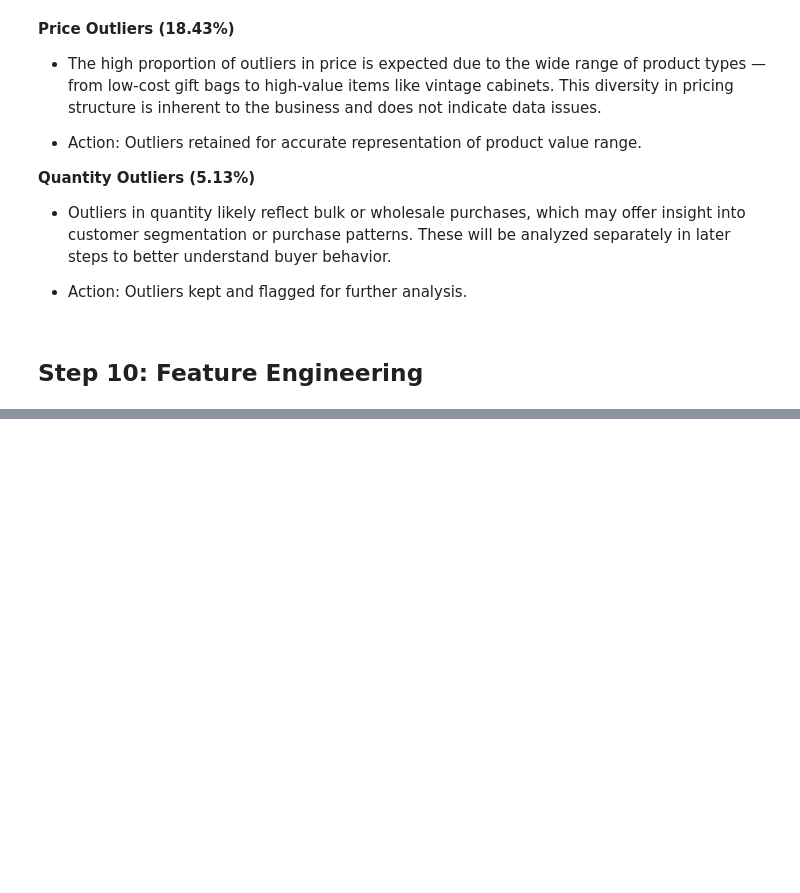
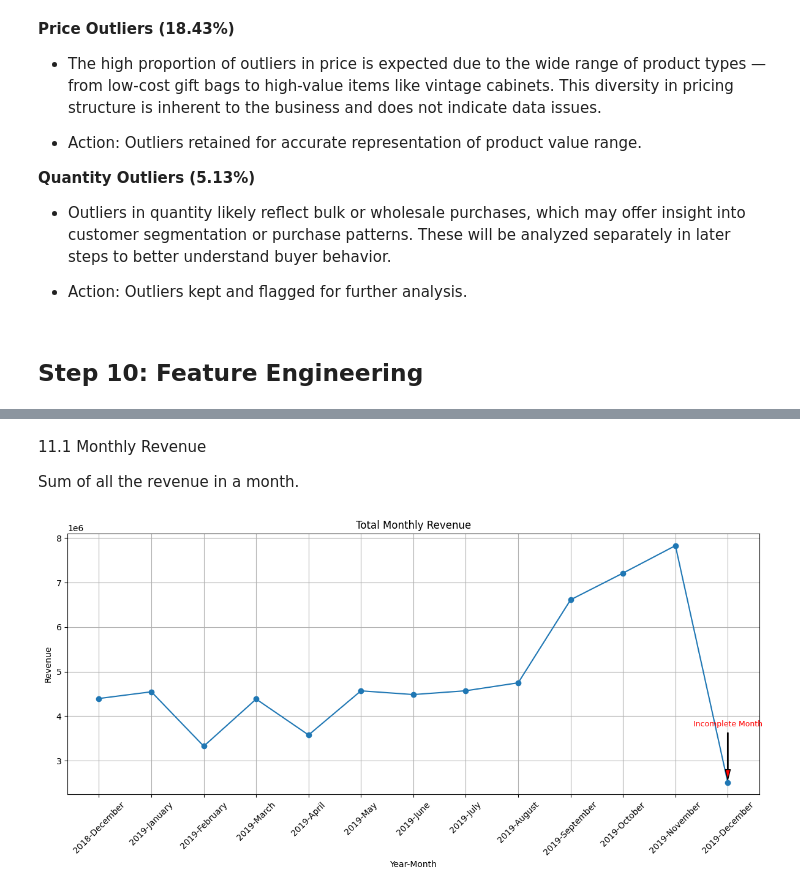
Before and after one commit to RammySubiate/e-commerce-data-analysis, a Jupyter notebook: analyis.ipynb, the cells around one changed output, grey strips where cells are left out. Saved outputs shown, nothing was run; the diff lists cells and outputs as text; code cells hidden in the pictures; blank space fills up the shorter version.

Commit message:
Visualize New Features

```diff
--- a/analyis.ipynb
+++ b/analyis.ipynb
@@ -613,0 +614,37 @@ Dont forget to create a scatter plot quantity, revenue, price
+# %% [markdown]
+11.1 Monthly Revenue
+
+Sum of all the revenue in a month.
+# %%
+# Monthly Revenue Trend
+monthly_revenue = df_cleaned.groupby(
+    ["year_month_dt", "year_month_str"])["revenue"].sum().reset_index().sort_values("year_month_dt")
+
+plt.figure(figsize=(12,6))
+plt.plot(monthly_revenue["year_month_str"], monthly_revenue["revenue"], marker="o")
+plt.title("Total Monthly Revenue")
+plt.xlabel("Year-Month")
+plt.ylabel("Revenue")
+plt.grid(True)
+plt.xticks(rotation=45)
+plt.tight_layout()
+
+# Identify December (last month in the dataset)
+last_idx = monthly_revenue.index[-1]
+last_month_x =  monthly_revenue["year_month_str"].iloc[-1]
+last_month_y =  monthly_revenue["revenue"].iloc[-1]
+
+# Add annotation for incomplete month
+plt.annotate(
+    "Incomplete Month",
+    xy=(last_idx, last_month_y),
+    xytext=(last_idx, last_month_y + (last_month_y * 0.5)),  # shift note upward
+    arrowprops=dict(facecolor="red", shrink=0.05, width=1, headwidth=6),
+    ha="center",
+    fontsize=9,
+    color="red"
+)
+
+plt.show()
+# %% [output]
+[figure, added]
```
Also changed, not shown: parts of 16 cells of this notebook.
